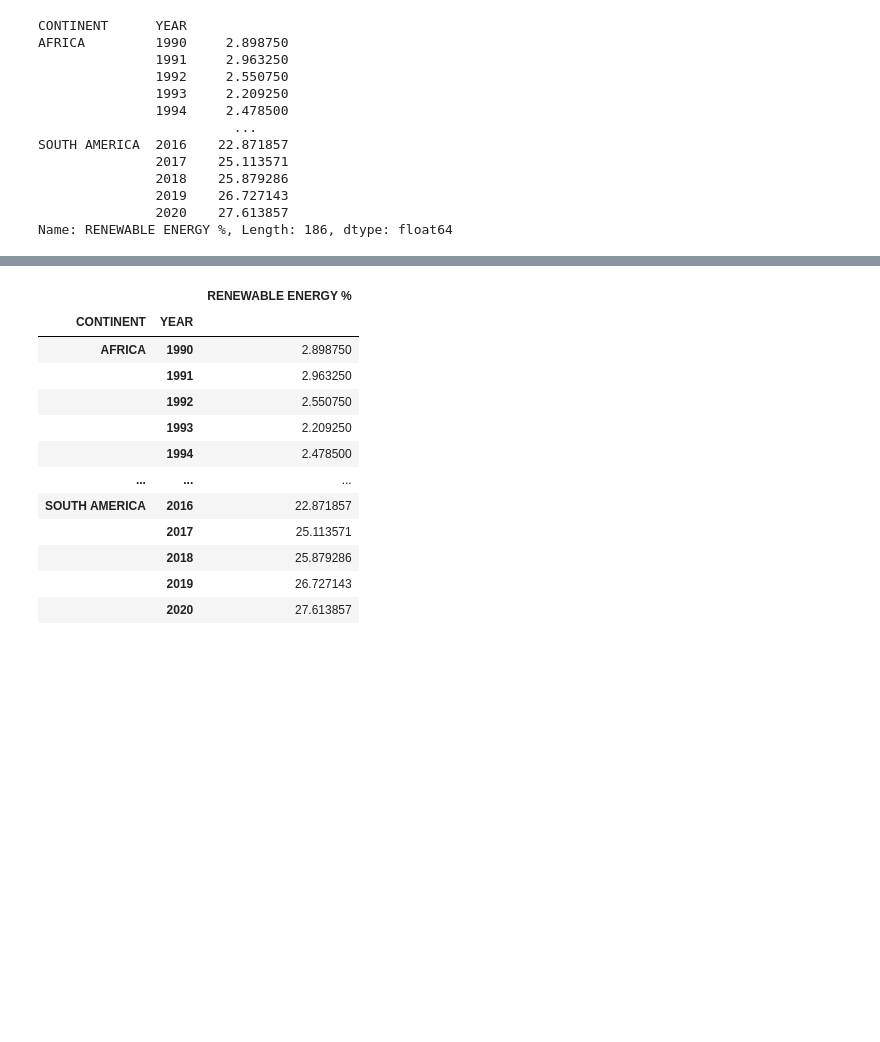
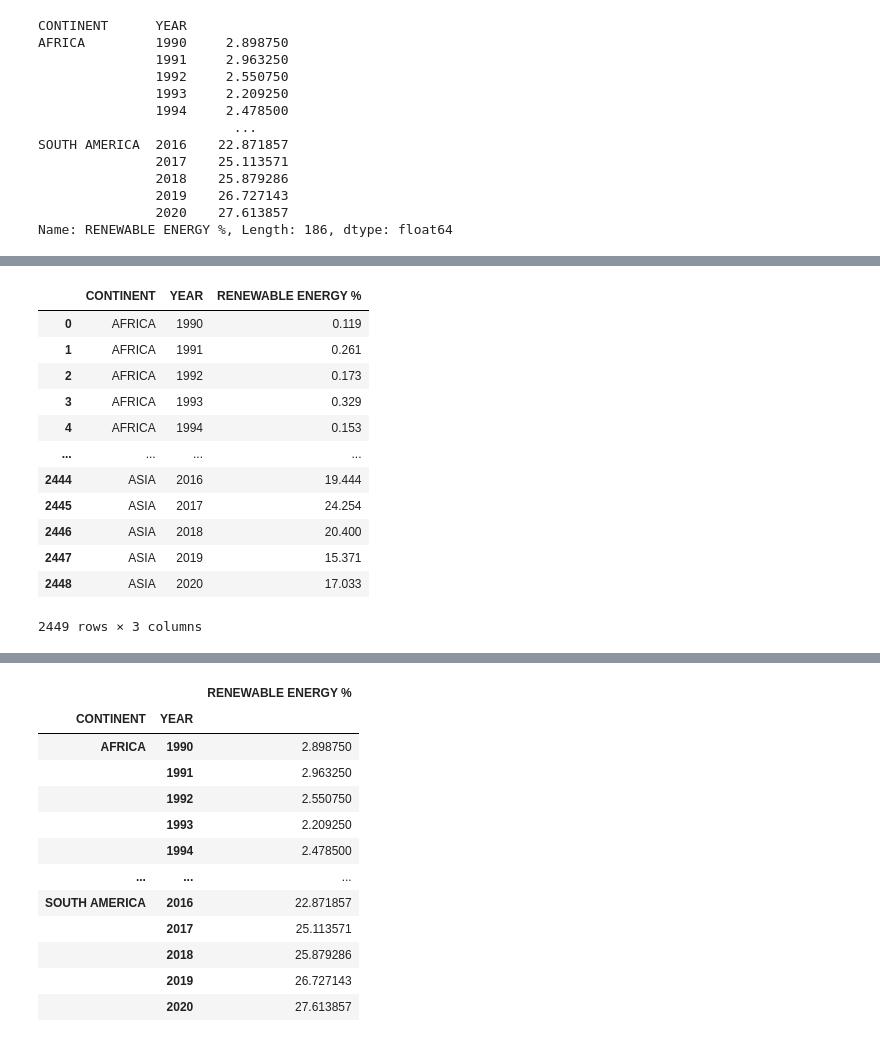
Before and after one commit to MaxTabo/Final_Project, a Jupyter notebook: FINAL TEST.ipynb, the cells around one changed output, grey strips where cells are left out. Cells and saved outputs as stored; diff of their text form; code cells hidden in the pictures; blank space fills up the shorter version.

```diff
--- a/FINAL TEST.ipynb
+++ b/FINAL TEST.ipynb
@@ -469,0 +593,16 @@ Name: RENEWABLE ENERGY %, Length: 186, dtype: float64
+# %%
+testy
+# %% [output]
+|  | CONTINENT | YEAR | RENEWABLE ENERGY % |
+| 0 | AFRICA | 1990 | 0.119 |
+| 1 | AFRICA | 1991 | 0.261 |
+| 2 | AFRICA | 1992 | 0.173 |
+| 3 | AFRICA | 1993 | 0.329 |
+| 4 | AFRICA | 1994 | 0.153 |
+| ... | ... | ... | ... |
+| 2444 | ASIA | 2016 | 19.444 |
+| 2445 | ASIA | 2017 | 24.254 |
+| 2446 | ASIA | 2018 | 20.400 |
+| 2447 | ASIA | 2019 | 15.371 |
+| 2448 | ASIA | 2020 | 17.033 |
+2449 rows × 3 columns
```
Also changed, not shown: parts of 20 cells of this notebook, 12 other files.
